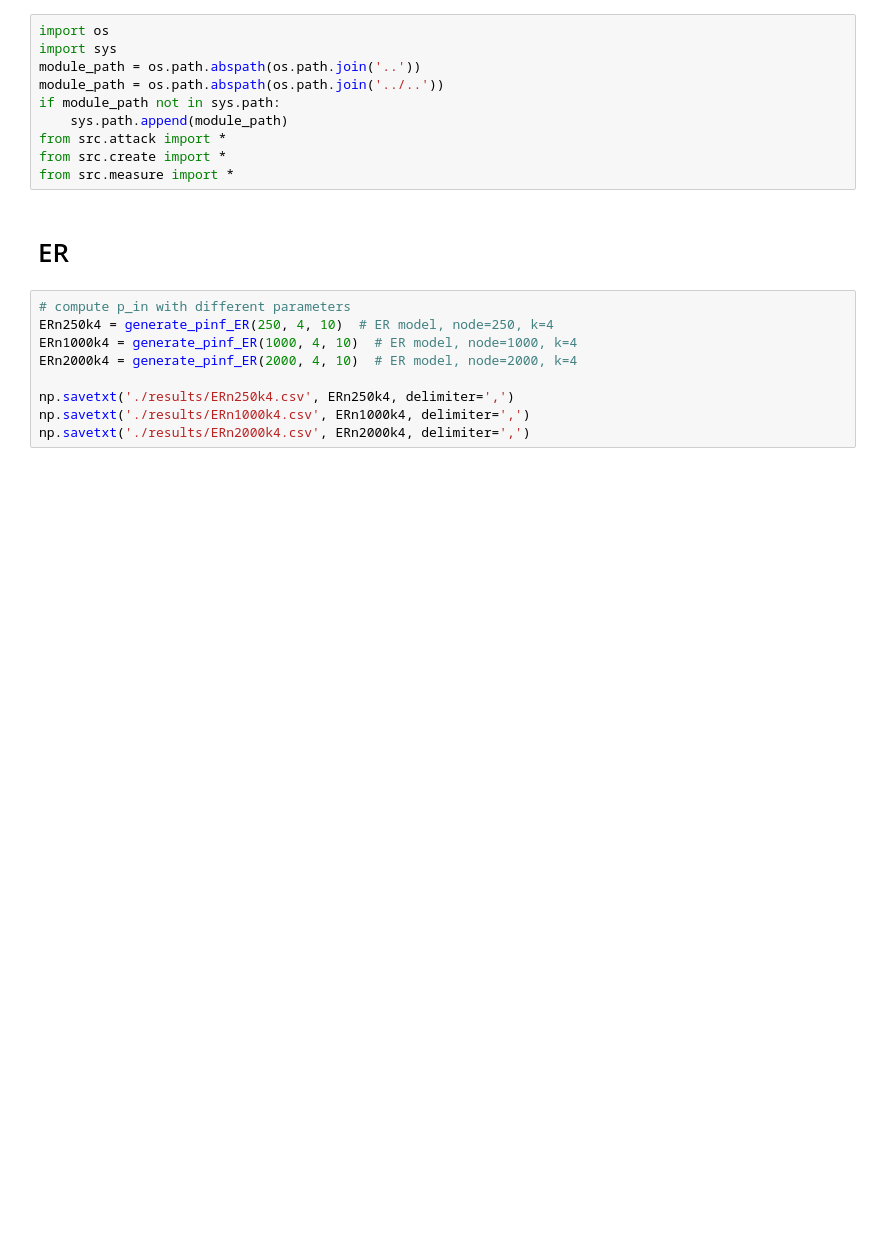
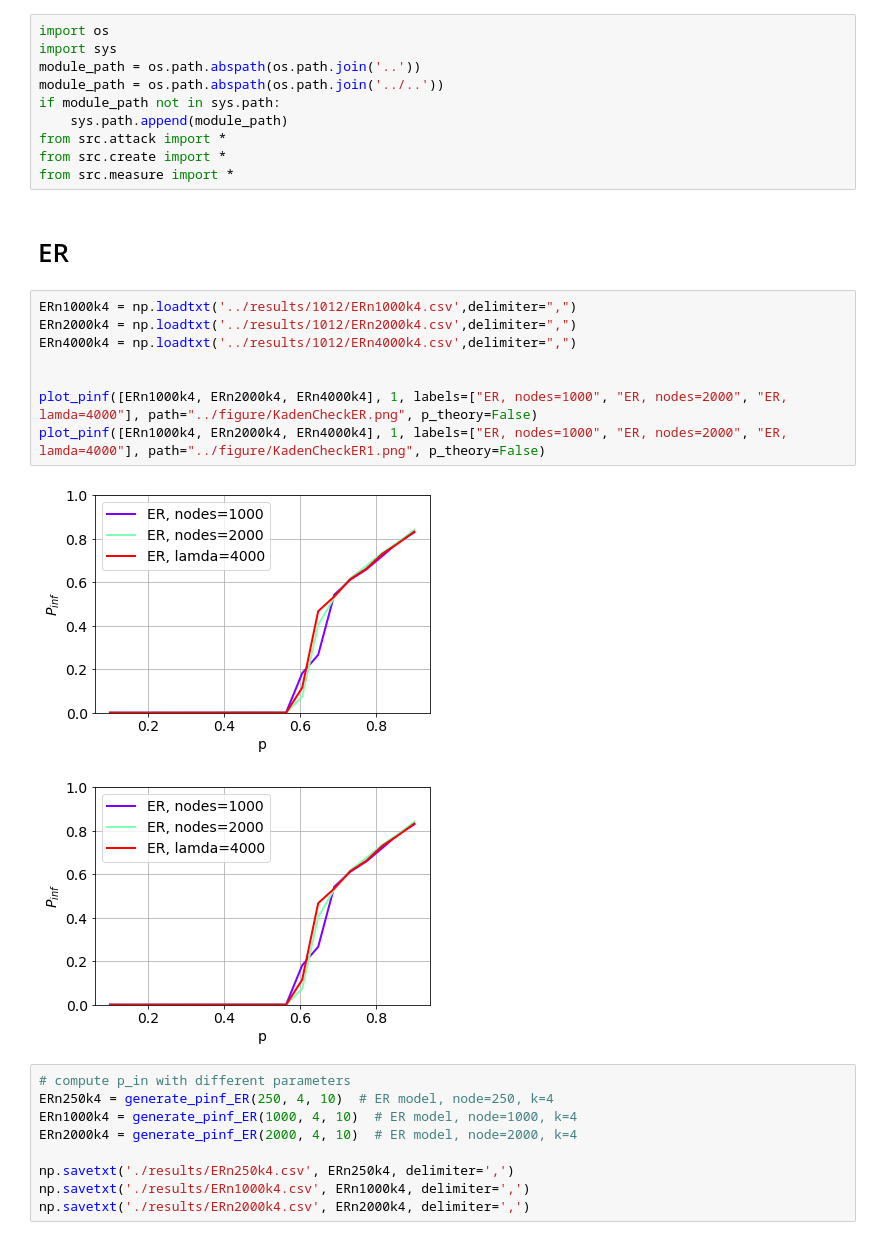
Before and after one commit to pbonazzi/network-cascade-failure, a Jupyter notebook: notebooks/archive/test1.ipynb, the cells around one changed output. Saved outputs shown, nothing was run; the diff lists cells and outputs as text; blank space fills up the shorter version.

```diff
--- a/notebooks/archive/test1.ipynb
+++ b/notebooks/archive/test1.ipynb
@@ -13,6 +16,17 @@ from src.create import *
 from src.measure import *
 # %% [markdown]
 # ER
+# %%
+ERn1000k4 = np.loadtxt('../results/1012/ERn1000k4.csv',delimiter=",")
+ERn2000k4 = np.loadtxt('../results/1012/ERn2000k4.csv',delimiter=",")
+ERn4000k4 = np.loadtxt('../results/1012/ERn4000k4.csv',delimiter=",")
+
+
+plot_pinf([ERn1000k4, ERn2000k4, ERn4000k4], 1, labels=["ER, nodes=1000", "ER, nodes=2000", "ER, lamda=4000"], path="../figure/KadenCheckER.png", p_theory=False)
+plot_pinf([ERn1000k4, ERn2000k4, ERn4000k4], 1, labels=["ER, nodes=1000", "ER, nodes=2000", "ER, lamda=4000"], path="../figure/KadenCheckER1.png", p_theory=False)
+# %% [output]
+[figure, added]
+[figure, added]
 # %%
 # compute p_in with different parameters
 ERn250k4 = generate_pinf_ER(250, 4, 10)  # ER model, node=250, k=4
```
Also changed, not shown: parts of 3 cells of this notebook, 1 other file.
